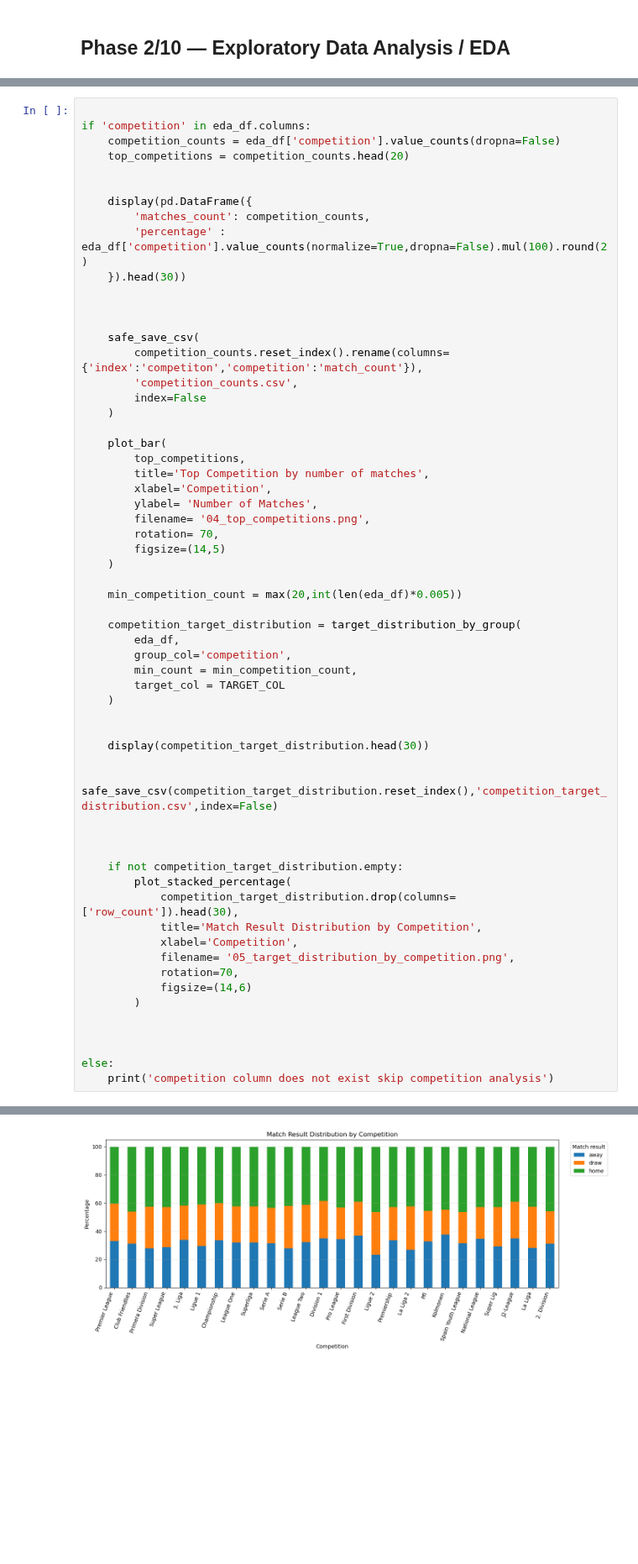
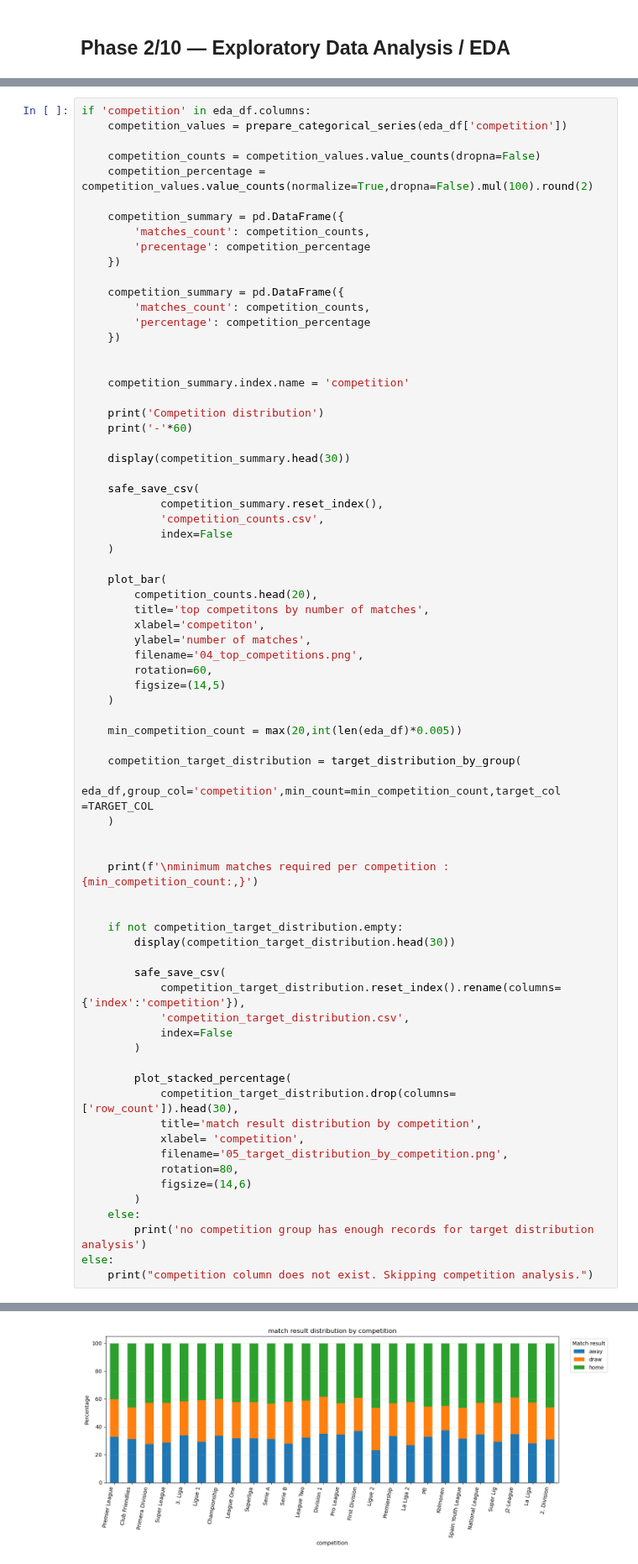
Before and after one commit to Aihan-2005/AiWithPython, a Jupyter notebook: Football_Match_Prediction/main.ipynb, the cells around one changed output, grey strips where cells are left out. Shown at 84% size. Drawn from its saved outputs; the diff is of its cells as text; blank space fills up the shorter version.

```diff
--- a/Football_Match_Prediction/main.ipynb
+++ b/Football_Match_Prediction/main.ipynb
@@ -1130,61 +1716,73 @@ Saved figure:  c:\Users\mojta_tok6stl\OneDrive\Desktop\learning_ai\Football_Matc
 # %%
+if 'competition' in eda_df.columns:
+    competition_values = prepare_categorical_series(eda_df['competition'])
 
-if 'competition' in eda_df.columns:
-    competition_counts = eda_df['competition'].value_counts(dropna=False)
-    top_competitions = competition_counts.head(20)
+    competition_counts = competition_values.value_counts(dropna=False)
+    competition_percentage = competition_values.value_counts(normalize=True,dropna=False).mul(100).round(2)
+
+    competition_summary = pd.DataFrame({
+        'matches_count': competition_counts,
+        'precentage': competition_percentage
+    })
+
+    competition_summary = pd.DataFrame({
+        'matches_count': competition_counts,
+        'percentage': competition_percentage
+    })
 
 
-    display(pd.DataFrame({
-        'matches_count': competition_counts,
-        'percentage' : eda_df['competition'].value_counts(normalize=True,dropna=False).mul(100).round(2)
-    }).head(30))
+    competition_summary.index.name = 'competition'
 
+    print('Competition distribution')
+    print('-'*60)
 
+    display(competition_summary.head(30))
 
     safe_save_csv(
-        competition_counts.reset_index().rename(columns={'index':'competiton','competition':'match_count'}),
-        'competition_counts.csv',
-        index=False
+            competition_summary.reset_index(),
+            'competition_counts.csv',
+            index=False
     )
 
     plot_bar(
-        top_competitions,
-        title='Top Competition by number of matches',
-        xlabel='Competition',
-        ylabel= 'Number of Matches',
-        filename= '04_top_competitions.png',
-        rotation= 70,
+        competition_counts.head(20),
+        title='top competitons by number of matches',
+        xlabel='competiton',
+        ylabel='number of matches',
+        filename='04_top_competitions.png',
+        rotation=60,
         figsize=(14,5)
     )
 
     min_competition_count = max(20,int(len(eda_df)*0.005))
 
     competition_target_distribution = target_distribution_by_group(
-        eda_df,
-        group_col='competition',
-        min_count = min_competition_count,
-        target_col = TARGET_COL
+        eda_df,group_col='competition',min_count=min_competition_count,target_col =TARGET_COL
     )
 
 
-    display(competition_target_distribution.head(30))
-
-    safe_save_csv(competition_target_distribution.reset_index(),'competition_target_distribution.csv',index=False)
-
+    print(f'\nminimum matches required per competition : {min_competition_count:,}')
 
 
     if not competition_target_distribution.empty:
+        display(competition_target_distribution.head(30))
+
+        safe_save_csv(
+            competition_target_distribution.reset_index().rename(columns={'index':'competition'}),
+            'competition_target_distribution.csv',
+            index=False
+        )
+
         plot_stacked_percentage(
             competition_target_distribution.drop(columns=['row_count']).head(30),
-            title='Match Result Distribution by Competition',
-            xlabel='Competition',
-            filename= '05_target_distribution_by_competition.png',
-            rotation=70,
+            title='match result distribution by competition',
+            xlabel= 'competition',
+            filename='05_target_distribution_by_competition.png',
+            rotation=80,
             figsize=(14,6)
         )
-
-
-
+    else:
+        print('no competition group has enough records for target distribution analysis')
 else:
-    print('competition column does not exist skip competition analysis')
+    print("competition column does not exist. Skipping competition analysis.")
 # %% [output]
@@ -1232 +1833 @@ Saved figure:  c:\Users\mojta_tok6stl\OneDrive\Desktop\learning_ai\Football_Matc
-[figure, old version]
+[figure, new version]
```
Also changed, not shown: parts of 35 cells of this notebook, 17 other files.
